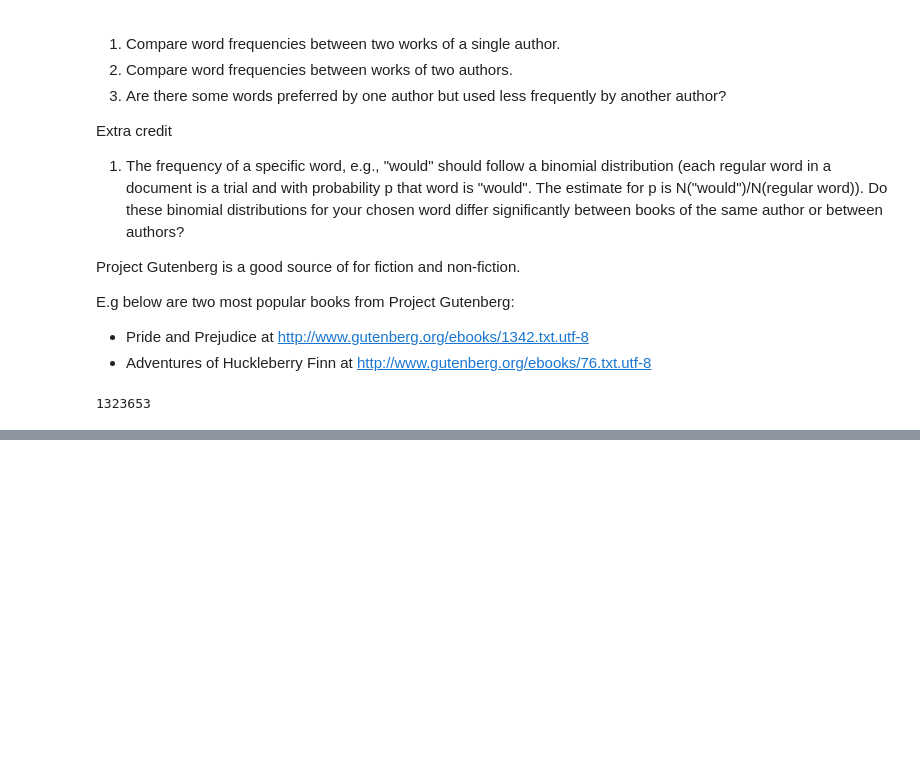
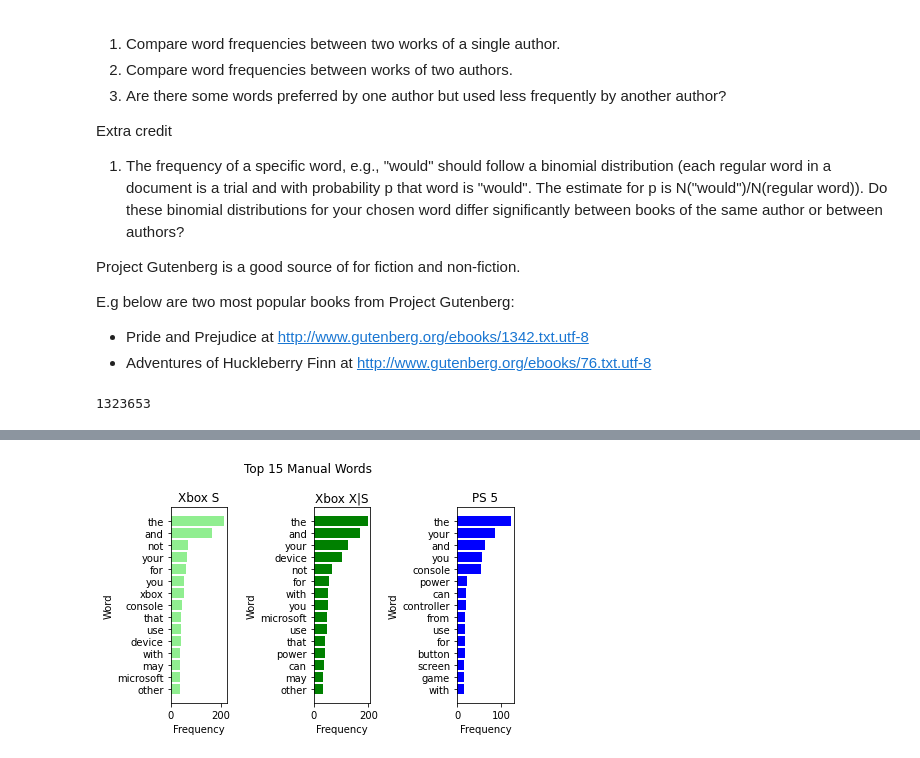
Before and after one commit to fdac22/MiniProject1, a Jupyter notebook: dhuang14.ipynb, the cells around one changed output, grey strips where cells are left out. Drawn from its saved outputs; the diff is of its cells as text; code cells hidden in the pictures; blank space fills up the shorter version.

```diff
--- a/dhuang14.ipynb
+++ b/dhuang14.ipynb
@@ -380,4 +432,49 @@ button 18
 screen 16
 game 16
 with 15
+# %%
+# Creating the x and y axis for both consoles
+xboxs_top15words = list(xboxs_by_freq.keys())[0:15]
+xboxs_top15freq = list(xboxs_by_freq.values())[0:15]
+
+xbox_top15words = list(xbox_by_freq.keys())[0:15]
+xbox_top15freq = list(xbox_by_freq.values())[0:15]
+
+ps5_top15words = list(ps5_by_freq.keys())[0:15]
+ps5_top15freq = list(ps5_by_freq.values())[0:15]
+
+# Graphing begins
+fig = plt.figure()
+plt.suptitle("Top 15 Manual Words")
+
+# Xbox X|S Graph
+ax = fig.add_subplot(1, 3, 1)
+ax.barh(xboxs_top15words, xboxs_top15freq, color="lightgreen")
+ax.set_xlabel("Frequency")
+ax.set_ylabel("Word")
+ax.invert_yaxis()
+ax.set_title("Xbox S")
+plt.tight_layout()
+
+# Xbox X|S Graph
+ax1 = fig.add_subplot(1, 3, 2)
+ax1.barh(xbox_top15words, xbox_top15freq, color="green")
+ax1.set_xlabel("Frequency")
+ax1.set_ylabel("Word")
+ax1.invert_yaxis()
+ax1.set_title("Xbox X|S")
+plt.tight_layout()
+
+# PS 5 Graph
+ax2 = fig.add_subplot(1, 3, 3)
+ax2.barh(ps5_top15words, ps5_top15freq, color="blue")
+ax2.set_xlabel("Frequency")
+ax2.set_ylabel("Word")
+ax2.invert_yaxis()
+ax2.set_title("PS 5")
+plt.tight_layout()
+
+plt.show()
+# %% [output]
+[figure, added]
 # %%
```
Also changed, not shown: parts of 4 cells of this notebook, 1 other file.
